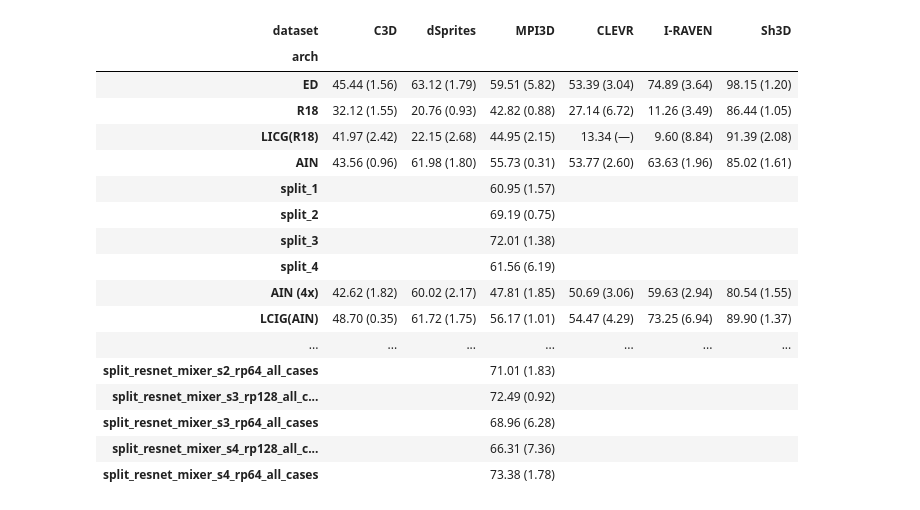
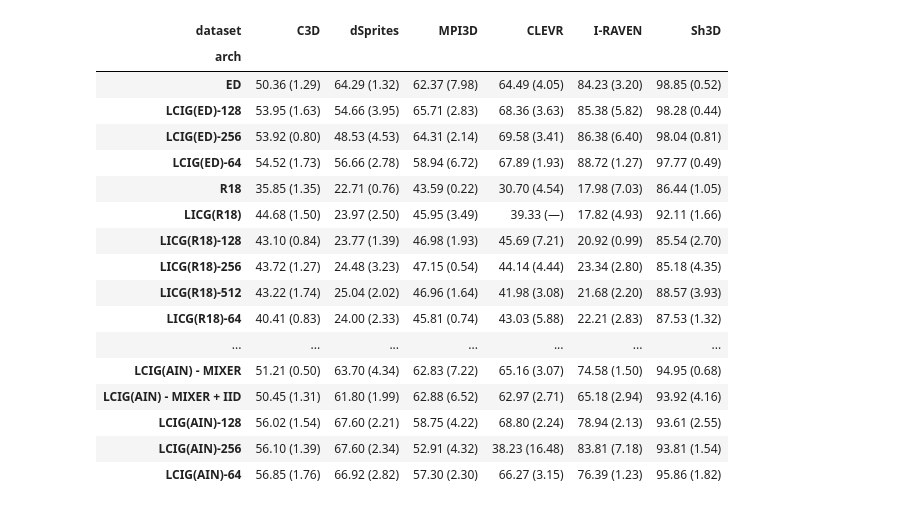
Before and after one commit to alainray/scalable-compositional-generalization, a Jupyter notebook: ParseResults.ipynb, the cells around one changed output. Cells and saved outputs as stored; diff of their text form; code cells hidden in the pictures.

```diff
--- a/ParseResults.ipynb
+++ b/ParseResults.ipynb
@@ -45,12 +428,22 @@ def fmt(mean, std, decimals=DECIMALS):
 # %%
+import pandas as pd
+
+
 records = []
 
 for dataset in DATASETS:
-    df = pd.read_pickle(f"{dataset}_id.pkl").copy()
+    df = pd.read_pickle(f"{dataset}_oracle.pkl").copy()
 
     # Nos aseguramos que existan
     if "arch" not in df.columns or "seed" not in df.columns or "test_acc" not in df.columns:
         raise ValueError(f"{dataset}_oracle.pkl debe contener columnas: arch, seed, test_acc")
+
+    # Ignorar los modelos no deseados
+    df = df[~df["arch"].isin(IGNORE_ARCHS)].copy()
+
+    # Si después del filtro no queda nada, saltamos este dataset
+    if df.empty:
+        continue
 
     # Definimos qué significa "configuración": todas las columnas que NO son métricas,
     # excluyendo seed (porque seed la promediamos) pero incluyendo arch.
@@ -92,38 +485,6 @@ std_df = long_df.pivot(index="arch", columns="dataset", values="std")
 mean_df = mean_df.reindex(columns=DATASETS)
 std_df = std_df.reindex(columns=DATASETS)
 
-'''
-# =========================
-# AGREGAR FILA (nuevo arch)
-# =========================
-new_arch = "ED"
-
-# valores por dataset (usa keys = nombres originales en DATASETS)
-new_mean = {
-    "cars3d": 46.70,
-    "dsprites": 61.31,
-    "mpi3d": 70.76,
-    "clevr": 53.98,
-    "iraven": 76.12,
-    "shapes3d": 96.09,
-}
-new_std = {
-    "cars3d": 0.98,
-    "dsprites": 0.61,
-    "mpi3d": 0.24,
-    "clevr": 1.46,
-    "iraven": 2.70,
-    "shapes3d": 2.65,
-}
-
-# añade la fila (alineando por columnas)
-mean_df.loc[new_arch] = pd.Series(new_mean).reindex(mean_df.columns)
-std_df.loc[new_arch]  = pd.Series(new_std).reindex(std_df.columns)
-
-# (opcional) si quieres que se muestre con nombre bonito
-MODEL_NAME_MAP[new_arch] = "ED"
-'''
-
 # ---- máscara de máximos por dataset ----
 max_by_dataset = mean_df.max(axis=0, skipna=True)
 is_max = (mean_df.sub(max_by_dataset, axis=1).abs() <= BOLD_TOL)
@@ -147,7 +508,6 @@ is_max_disp = (
     .fillna(False)
 )
 
-# display() existe en notebooks; si estás en script puro, comenta estas líneas
 display(
     plain_disp.style.apply(
         lambda col: [
@@ -177,47 +537,46 @@ tex = plain.copy()
 for ds in tex.columns:
     for arch in tex.index:
         if bool(is_max.loc[arch, ds]) and tex.loc[arch, ds] != "":
             tex.loc[arch, ds] = r"\textbf{" + tex.loc[arch, ds] + "}"
 
 tex = tex.rename(index=MODEL_NAME_MAP, columns=DATASET_NAME_MAP)
 
-# (opcional) limpiar nombres para evitar header doble "dataset"/"arch"
 tex.index.name = None
 tex.columns.name = None
 
 latex_tabular = tex.to_latex(escape=False, index=True)
 
 latex_small = (
     r"\begin{table}[t]" "\n"
     r"\centering" "\n"
     r"\small" "\n"
     r"\setlength{\tabcolsep}{4pt}" "\n"
     r"\renewcommand{\arraystretch}{1.1}" "\n"
     r"\resizebox{\textwidth}{!}{%" "\n"
     + latex_tabular + "\n"
     r"}" "\n"
     r"\caption{TODO: caption}" "\n"
     r"\label{tab:oracle_results}" "\n"
     r"\end{table}"
 )
 
 print(latex_small)
 # %% [output]
 | dataset | C3D | dSprites | MPI3D | CLEVR | I-RAVEN | Sh3D |
 | arch |  |  |  |  |  |  |
-| ED | 45.44 (1.56) | 63.12 (1.79) | 59.51 (5.82) | 53.39 (3.04) | 74.89 (3.64) | 98.15 (1.20) |
-| R18 | 32.12 (1.55) | 20.76 (0.93) | 42.82 (0.88) | 27.14 (6.72) | 11.26 (3.49) | 86.44 (1.05) |
-| LICG(R18) | 41.97 (2.42) | 22.15 (2.68) | 44.95 (2.15) | 13.34 (—) | 9.60 (8.84) | 91.39 (2.08) |
-| AIN | 43.56 (0.96) | 61.98 (1.80) | 55.73 (0.31) | 53.77 (2.60) | 63.63 (1.96) | 85.02 (1.61) |
-| split_1 |  |  | 60.95 (1.57) |  |  |  |
-| split_2 |  |  | 69.19 (0.75) |  |  |  |
-| split_3 |  |  | 72.01 (1.38) |  |  |  |
-| split_4 |  |  | 61.56 (6.19) |  |  |  |
-| AIN (4x) | 42.62 (1.82) | 60.02 (2.17) | 47.81 (1.85) | 50.69 (3.06) | 59.63 (2.94) | 80.54 (1.55) |
-| LCIG(AIN) | 48.70 (0.35) | 61.72 (1.75) | 56.17 (1.01) | 54.47 (4.29) | 73.25 (6.94) | 89.90 (1.37) |
+| ED | 50.36 (1.29) | 64.29 (1.32) | 62.37 (7.98) | 64.49 (4.05) | 84.23 (3.20) | 98.85 (0.52) |
+| LCIG(ED)-128 | 53.95 (1.63) | 54.66 (3.95) | 65.71 (2.83) | 68.36 (3.63) | 85.38 (5.82) | 98.28 (0.44) |
+| LCIG(ED)-256 | 53.92 (0.80) | 48.53 (4.53) | 64.31 (2.14) | 69.58 (3.41) | 86.38 (6.40) | 98.04 (0.81) |
+| LCIG(ED)-64 | 54.52 (1.73) | 56.66 (2.78) | 58.94 (6.72) | 67.89 (1.93) | 88.72 (1.27) | 97.77 (0.49) |
+| R18 | 35.85 (1.35) | 22.71 (0.76) | 43.59 (0.22) | 30.70 (4.54) | 17.98 (7.03) | 86.44 (1.05) |
+| LICG(R18) | 44.68 (1.50) | 23.97 (2.50) | 45.95 (3.49) | 39.33 (—) | 17.82 (4.93) | 92.11 (1.66) |
+| LICG(R18)-128 | 43.10 (0.84) | 23.77 (1.39) | 46.98 (1.93) | 45.69 (7.21) | 20.92 (0.99) | 85.54 (2.70) |
+| LICG(R18)-256 | 43.72 (1.27) | 24.48 (3.23) | 47.15 (0.54) | 44.14 (4.44) | 23.34 (2.80) | 85.18 (4.35) |
+| LICG(R18)-512 | 43.22 (1.74) | 25.04 (2.02) | 46.96 (1.64) | 41.98 (3.08) | 21.68 (2.20) | 88.57 (3.93) |
+| LICG(R18)-64 | 40.41 (0.83) | 24.00 (2.33) | 45.81 (0.74) | 43.03 (5.88) | 22.21 (2.83) | 87.53 (1.32) |
 | ... | ... | ... | ... | ... | ... | ... |
-| split_resnet_mixer_s2_rp64_all_cases |  |  | 71.01 (1.83) |  |  |  |
-| split_resnet_mixer_s3_rp128_all_c... |  |  | 72.49 (0.92) |  |  |  |
-| split_resnet_mixer_s3_rp64_all_cases |  |  | 68.96 (6.28) |  |  |  |
-| split_resnet_mixer_s4_rp128_all_c... |  |  | 66.31 (7.36) |  |  |  |
-| split_resnet_mixer_s4_rp64_all_cases |  |  | 73.38 (1.78) |  |  |  |
+| LCIG(AIN) - MIXER | 51.21 (0.50) | 63.70 (4.34) | 62.83 (7.22) | 65.16 (3.07) | 74.58 (1.50) | 94.95 (0.68) |
+| LCIG(AIN) - MIXER + IID | 50.45 (1.31) | 61.80 (1.99) | 62.88 (6.52) | 62.97 (2.71) | 65.18 (2.94) | 93.92 (4.16) |
+| LCIG(AIN)-128 | 56.02 (1.54) | 67.60 (2.21) | 58.75 (4.22) | 68.80 (2.24) | 78.94 (2.13) | 93.61 (2.55) |
+| LCIG(AIN)-256 | 56.10 (1.39) | 67.60 (2.34) | 52.91 (4.32) | 38.23 (16.48) | 83.81 (7.18) | 93.81 (1.54) |
+| LCIG(AIN)-64 | 56.85 (1.76) | 66.92 (2.82) | 57.30 (2.30) | 66.27 (3.15) | 76.39 (1.23) | 95.86 (1.82) |
```
Also changed, not shown: parts of 11 cells of this notebook.
